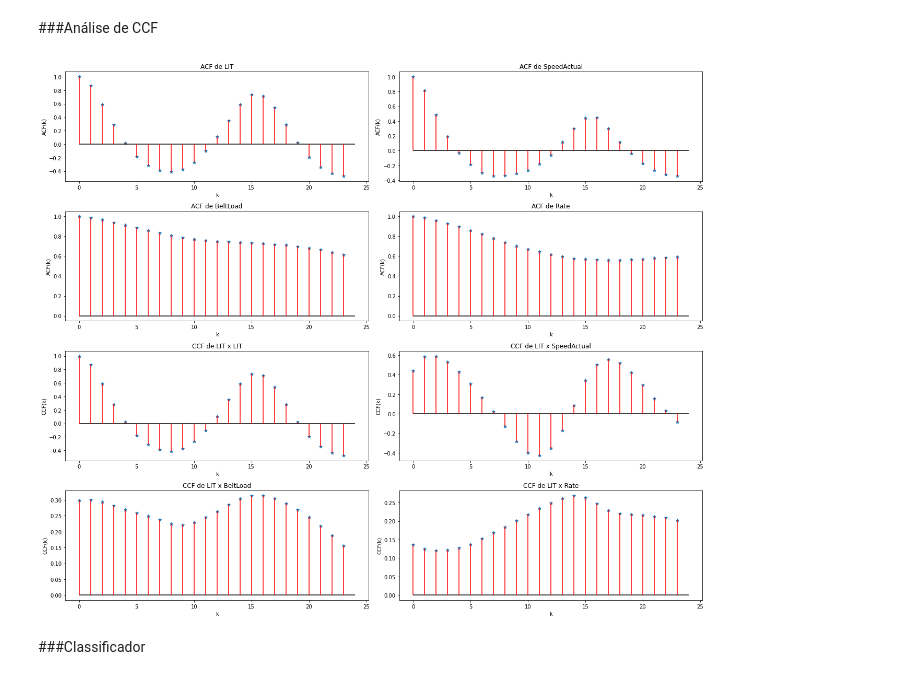
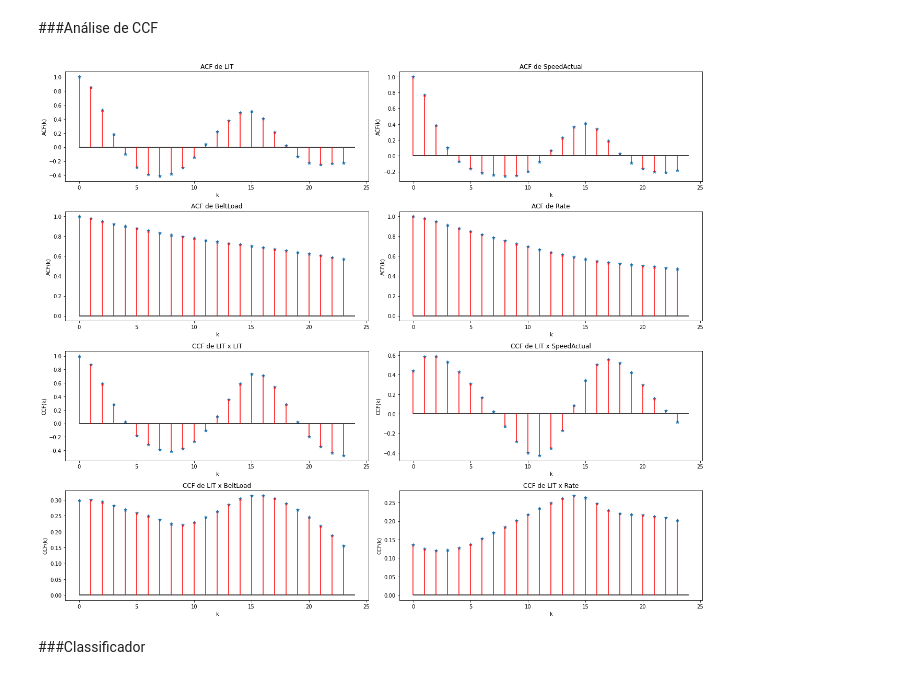
Before and after one commit to gabrielvinicios02/ExperimentsMultivariate, a Jupyter notebook: ClassificadorXGBoost.ipynb, the cells around one changed output. Saved outputs shown, nothing was run; the diff lists cells and outputs as text; code cells hidden in the pictures.

```diff
--- a/ClassificadorXGBoost.ipynb
+++ b/ClassificadorXGBoost.ipynb
@@ -689,26 +689,26 @@ def plot_ccf(X, Y, k, **kwargs):
 # %%
 fig, ax = plt.subplots(nrows=4, ncols=2,figsize=[18,15])
 
 ax[0][0].set_title('ACF de LIT')
-plot_acf(datasets3['LIT'].values, 24, axis=ax[0][0])
+plot_acf(datasets2['LIT'].values, 24, axis=ax[0][0])
 ax[0][1].set_title('ACF de SpeedActual')
-plot_acf(datasets3['SpeedActual'].values, 24, axis=ax[0][1])
+plot_acf(datasets2['SpeedActual'].values, 24, axis=ax[0][1])
 ax[1][0].set_title('ACF de BeltLoad')
-plot_acf(datasets3['BeltLoad'].values, 24, axis=ax[1][0])
+plot_acf(datasets2['BeltLoad'].values, 24, axis=ax[1][0])
 ax[1][1].set_title('ACF de Rate')
-plot_acf(datasets3['Rate'].values, 24, axis=ax[1][1])
+plot_acf(datasets2['Rate'].values, 24, axis=ax[1][1])
 ax[2][0].set_title('CCF de LIT x LIT')
 plot_ccf(datasets3['LIT'].values, datasets3['LIT'].values, 24, axis=ax[2][0])
 ax[2][1].set_title('CCF de LIT x SpeedActual')
 plot_ccf(datasets3['LIT'].values, datasets3['SpeedActual'].values, 24, axis=ax[2][1])
 ax[3][0].set_title('CCF de LIT x BeltLoad')
 plot_ccf(datasets3['LIT'].values, datasets3['BeltLoad'].values, 24, axis=ax[3][0])
 ax[3][1].set_title('CCF de LIT x Rate')
 plot_ccf(datasets3['LIT'].values, datasets3['Rate'].values, 24, axis=ax[3][1])
 
 plt.tight_layout()
 # %% [output]
-[figure, old version]
+[figure, new version]
 # %% [markdown]
 ###Classificador
 # %%
```
